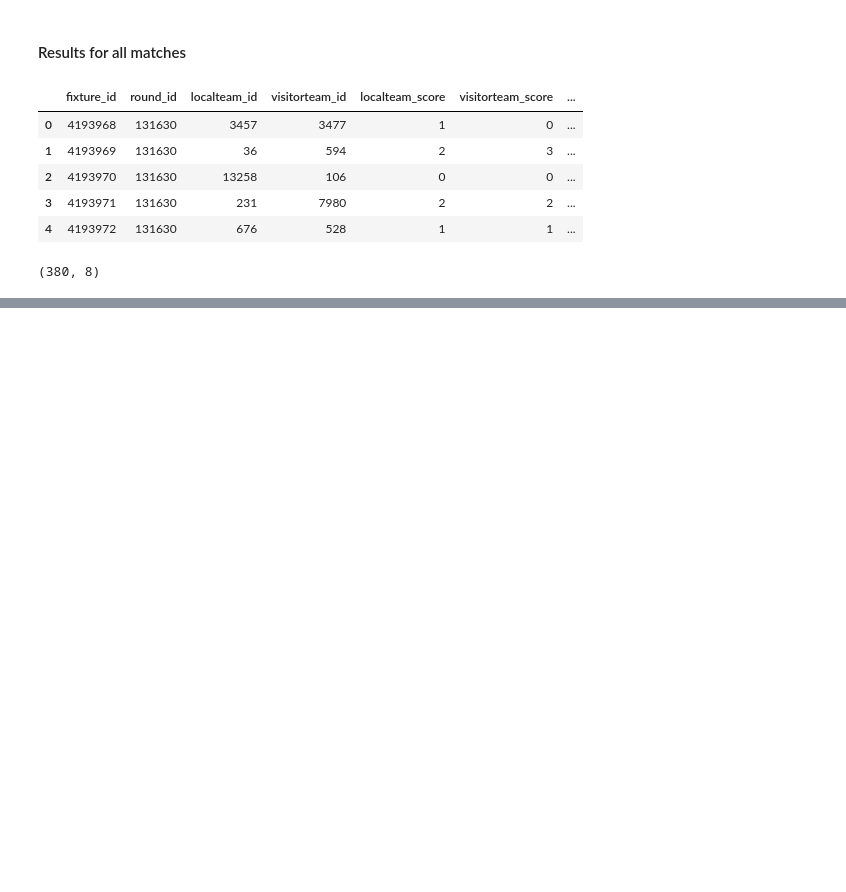
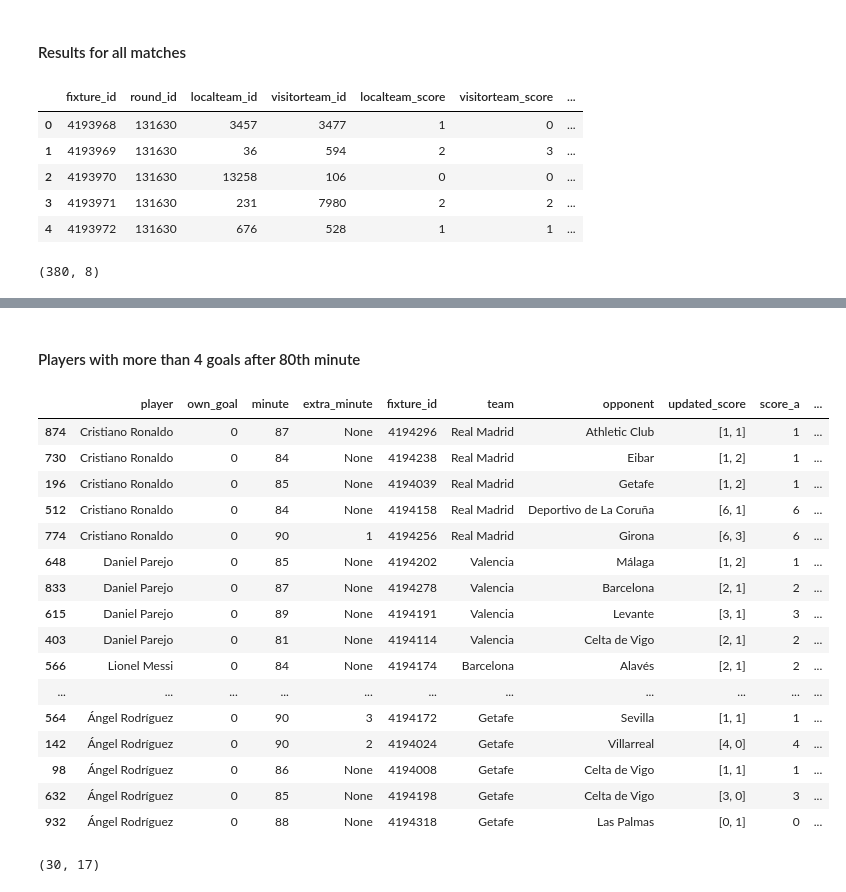
Before and after one commit to carlos-gutier/DS-Project1-Data-Storytelling, a Jupyter notebook: DS_Project1_Data_Storytelling.ipynb, the cells around one changed output, grey strips where cells are left out. Saved outputs shown, nothing was run; the diff lists cells and outputs as text; code cells hidden in the pictures; blank space fills up the shorter version.

Commit message:
With top scoring players after 80th minute

```diff
--- a/DS_Project1_Data_Storytelling.ipynb
+++ b/DS_Project1_Data_Storytelling.ipynb
@@ -401,0 +271,11 @@ fixture_comment
+# %%
+# 'up_1' column set by rows with different 'fixture_id' from row below
+# OR rows with same 'fixture_id' in row below with 'tied' == True
+df_goals_lls1['up_1'] = ((df_goals_lls1.fixture_id.shift(-1)) != (df_goals_lls1.fixture_id)) | (df_goals_lls1.groupby('fixture_id')['tied'].shift(-1))
+
+# 'up_2' column set by rows with same 'fixture_id' in row below 'tied' == False
+# AND for same 'fixture_id' in row below 'up_1' == True
+# AND current row's 'tied' == False
+df_goals_lls1['up_2'] = ((df_goals_lls1.groupby('fixture_id')['tied'].shift(-1) == False) & (df_goals_lls1.groupby('fixture_id')['up_1'].shift(-1)) & (df_goals_lls1['tied'] == False))
+# %%
+df_goals_lls1['down_1'] = (((df_goals_lls1.score_a - df_goals_lls1.score_b).abs() == 1) & (df_goals_lls1.groupby('fixture_id')['up_2'].shift(-1)))
@@ -401,0 +299,31 @@ fixture_comment
+# %%
+def minute_weight(row):
+    # Max weight = 0.2 (for minute 0 to 45)
+    if row['minute'] <= 45:
+        return (row['minute']*0.2) / 45
+    # Max weight = 0.4 (for minute 46 to 70)
+    elif 46 <= row['minute'] <= 65:
+        return (row['minute']*0.4) / 65
+    elif 66 <= row['minute'] <= 74:
+        return (row['minute']*0.5) / 74
+    # Max weight = 0.6 (for minute 71 to 80)
+    elif 75 <= row['minute'] <= 80:
+        return (row['minute']*0.7) / 80
+    # Max weight = 0.9 (for minute 81 to 90)
+    elif (81 <= row['minute'] <= 90) and row['extra_minute'] == None:
+        return (row['minute']*0.9) / 90
+    # Max weight = 1 (for extra minute 1 to 10)
+    elif 1 <= row['extra_minute'] <= 10:
+        return ((row['extra_minute']+90)*1) / 100
+# %%
+# Applying grades to scoring events
+df_goals_lls1['score_grade'] = df_goals_lls1.apply(event_grade, axis=1)
+
+# Increasing 'score_grade' for ties after previous tie was lost
+df_goals_lls1.loc[df_goals_lls1['tied'] & (df_goals_lls1.groupby('fixture_id')['tied'].shift(-2)), 'score_grade'] = 4.5
+
+# Applying weights according to minute of score
+df_goals_lls1['time_weight'] = df_goals_lls1.apply(minute_weight, axis=1)
+
+# Calculating player's clutch score
+df_goals_lls1['player_clutch_score'] = df_goals_lls1['score_grade'] * df_goals_lls1['time_weight']
@@ -401,0 +342,27 @@ fixture_comment
+# %% [markdown]
+#### Players with more than 4 goals after 80th minute
+# %%
+df_80min_lls1 = df_goals_lls1[df_goals_lls1.minute > 80].groupby('player').filter(lambda x: len(x) >= 4).sort_values(['player'])
+df_80min_lls1
+# %% [output]
+|  | player | own_goal | minute | extra_minute | fixture_id | team | opponent | updated_score | score_a | ... |
+| 874 | Cristiano Ronaldo | 0 | 87 | None | 4194296 | Real Madrid | Athletic Club | [1, 1] | 1 | ... |
+| 730 | Cristiano Ronaldo | 0 | 84 | None | 4194238 | Real Madrid | Eibar | [1, 2] | 1 | ... |
+| 196 | Cristiano Ronaldo | 0 | 85 | None | 4194039 | Real Madrid | Getafe | [1, 2] | 1 | ... |
+| 512 | Cristiano Ronaldo | 0 | 84 | None | 4194158 | Real Madrid | Deportivo de La Coruña | [6, 1] | 6 | ... |
+| 774 | Cristiano Ronaldo | 0 | 90 | 1 | 4194256 | Real Madrid | Girona | [6, 3] | 6 | ... |
+| 648 | Daniel Parejo | 0 | 85 | None | 4194202 | Valencia | Málaga | [1, 2] | 1 | ... |
+| 833 | Daniel Parejo | 0 | 87 | None | 4194278 | Valencia | Barcelona | [2, 1] | 2 | ... |
+| 615 | Daniel Parejo | 0 | 89 | None | 4194191 | Valencia | Levante | [3, 1] | 3 | ... |
+| 403 | Daniel Parejo | 0 | 81 | None | 4194114 | Valencia | Celta de Vigo | [2, 1] | 2 | ... |
+| 566 | Lionel Messi | 0 | 84 | None | 4194174 | Barcelona | Alavés | [2, 1] | 2 | ... |
+| ... | ... | ... | ... | ... | ... | ... | ... | ... | ... | ... |
+| 564 | Ángel Rodríguez | 0 | 90 | 3 | 4194172 | Getafe | Sevilla | [1, 1] | 1 | ... |
+| 142 | Ángel Rodríguez | 0 | 90 | 2 | 4194024 | Getafe | Villarreal | [4, 0] | 4 | ... |
+| 98 | Ángel Rodríguez | 0 | 86 | None | 4194008 | Getafe | Celta de Vigo | [1, 1] | 1 | ... |
+| 632 | Ángel Rodríguez | 0 | 85 | None | 4194198 | Getafe | Celta de Vigo | [3, 0] | 3 | ... |
+| 932 | Ángel Rodríguez | 0 | 88 | None | 4194318 | Getafe | Las Palmas | [0, 1] | 0 | ... |
+# %%
+df_80min_lls1.shape
+# %% [output]
+(30, 17)
```
Also changed, not shown: parts of 54 cells of this notebook.
